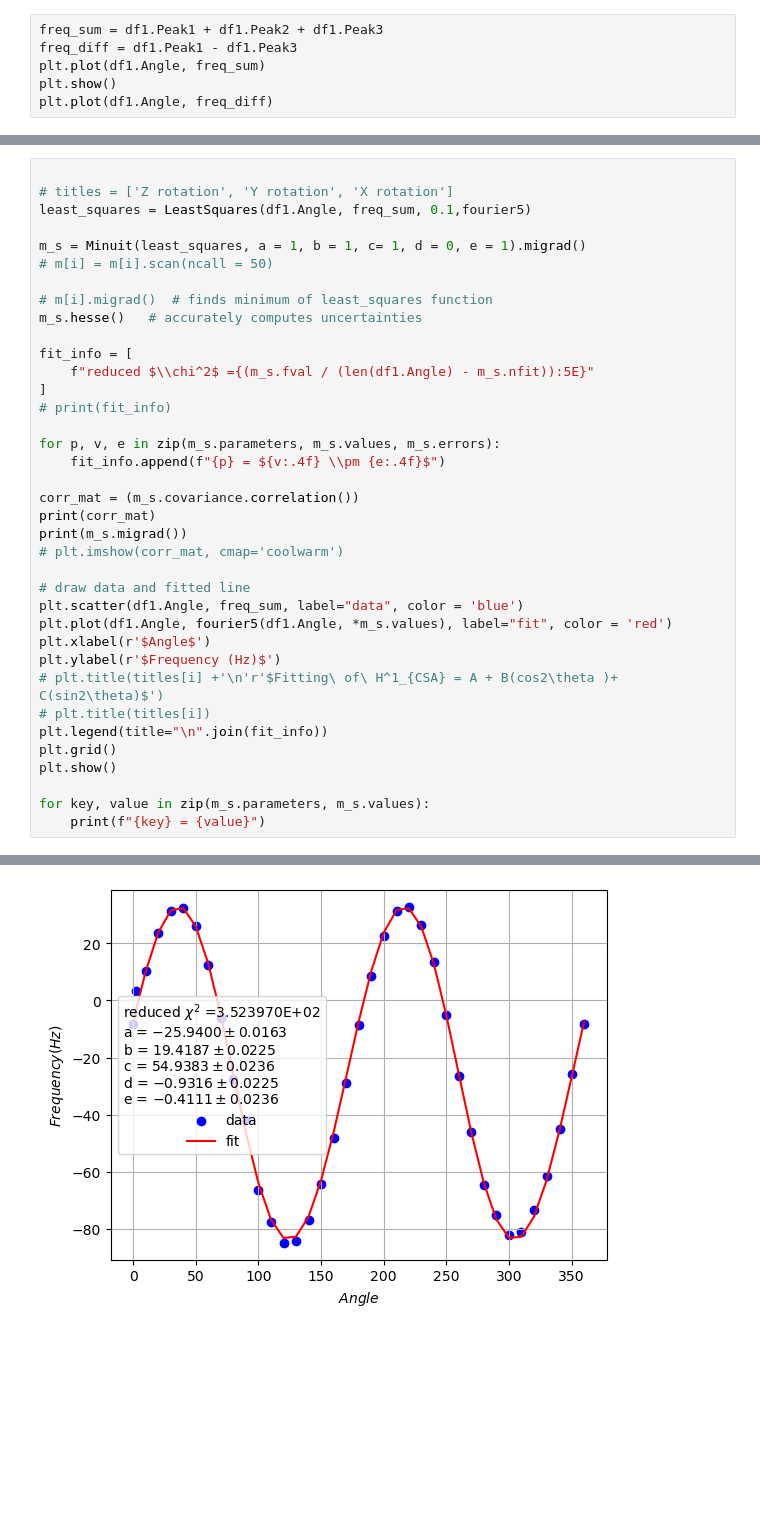
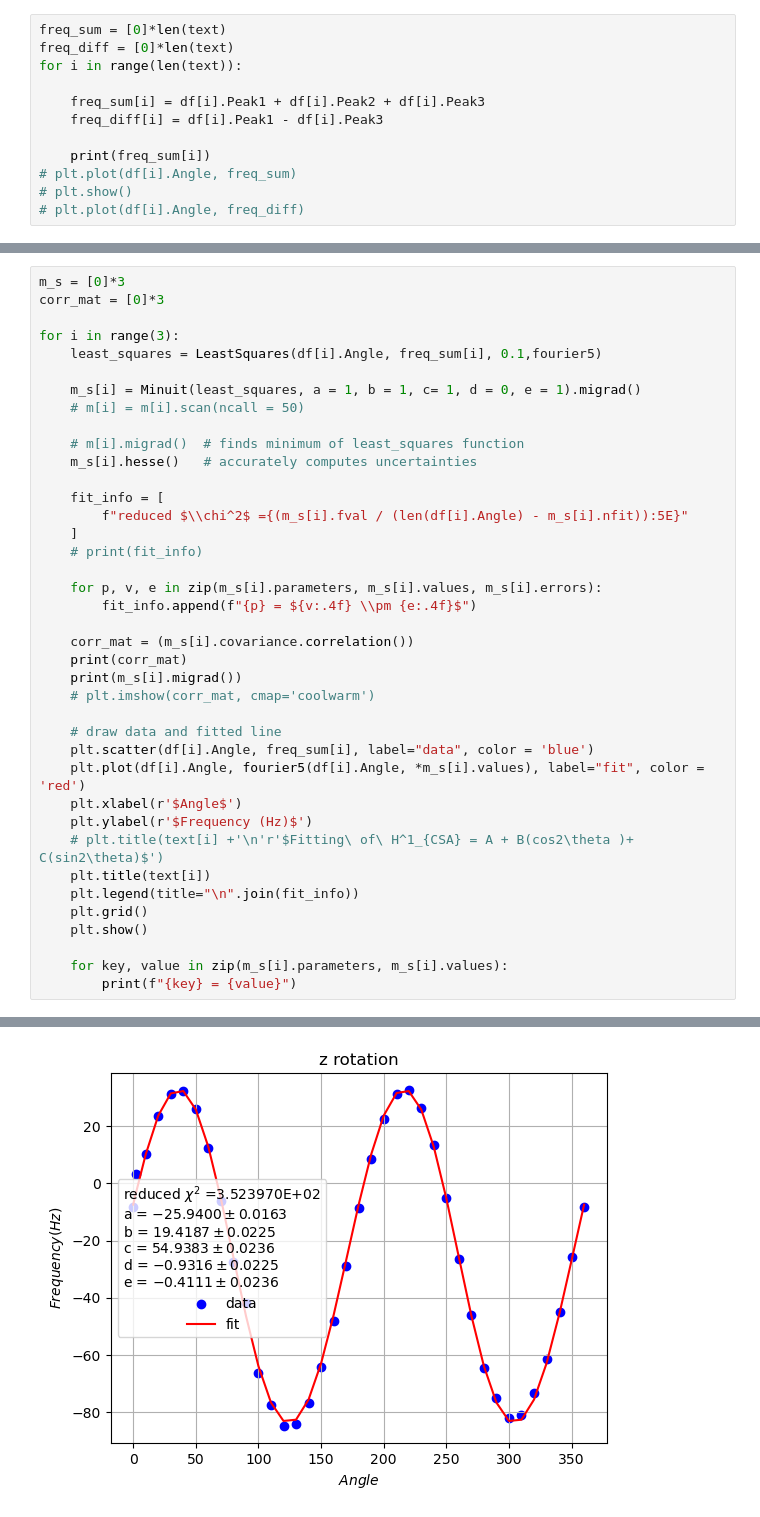
Before and after one commit to AstrobioShiva/Script_project, a Jupyter notebook: fitting_HQipc2B.ipynb, the cells around one changed output, grey strips where cells are left out. Cells and saved outputs as stored; diff of their text form; blank space fills up the shorter version.

Commit message:
fitting (-)HQipc2B

```diff
--- a/fitting_HQipc2B.ipynb
+++ b/fitting_HQipc2B.ipynb
@@ -37,7 +76,13 @@ for i in range(len(text)):
 # %%
-freq_sum = df1.Peak1 + df1.Peak2 + df1.Peak3
-freq_diff = df1.Peak1 - df1.Peak3
-plt.plot(df1.Angle, freq_sum)
-plt.show()
-plt.plot(df1.Angle, freq_diff)
+freq_sum = [0]*len(text)
+freq_diff = [0]*len(text)
+for i in range(len(text)):
+
+    freq_sum[i] = df[i].Peak1 + df[i].Peak2 + df[i].Peak3
+    freq_diff[i] = df[i].Peak1 - df[i].Peak3
+
+    print(freq_sum[i])
+# plt.plot(df[i].Angle, freq_sum)
+# plt.show()
+# plt.plot(df[i].Angle, freq_diff)
 # %% [output]
@@ -47,59 +106,61 @@ plt.plot(df1.Angle, freq_diff)
 # %%
+m_s = [0]*3
+corr_mat = [0]*3
 
-# titles = ['Z rotation', 'Y rotation', 'X rotation']
-least_squares = LeastSquares(df1.Angle, freq_sum, 0.1,fourier5)
+for i in range(3):
+    least_squares = LeastSquares(df[i].Angle, freq_sum[i], 0.1,fourier5)
 
-m_s = Minuit(least_squares, a = 1, b = 1, c= 1, d = 0, e = 1).migrad()
-# m[i] = m[i].scan(ncall = 50)
+    m_s[i] = Minuit(least_squares, a = 1, b = 1, c= 1, d = 0, e = 1).migrad()
+    # m[i] = m[i].scan(ncall = 50)
 
-# m[i].migrad()  # finds minimum of least_squares function
-m_s.hesse()   # accurately computes uncertainties
+    # m[i].migrad()  # finds minimum of least_squares function
+    m_s[i].hesse()   # accurately computes uncertainties
 
-fit_info = [
-    f"reduced $\\chi^2$ ={(m_s.fval / (len(df1.Angle) - m_s.nfit)):5E}"
-]
-# print(fit_info)
+    fit_info = [
+        f"reduced $\\chi^2$ ={(m_s[i].fval / (len(df[i].Angle) - m_s[i].nfit)):5E}"
+    ]
+    # print(fit_info)
 
-for p, v, e in zip(m_s.parameters, m_s.values, m_s.errors):
-    fit_info.append(f"{p} = ${v:.4f} \\pm {e:.4f}$")
+    for p, v, e in zip(m_s[i].parameters, m_s[i].values, m_s[i].errors):
+        fit_info.append(f"{p} = ${v:.4f} \\pm {e:.4f}$")
 
-corr_mat = (m_s.covariance.correlation())
-print(corr_mat)
-print(m_s.migrad())
-# plt.imshow(corr_mat, cmap='coolwarm')
+    corr_mat = (m_s[i].covariance.correlation())
+    print(corr_mat)
+    print(m_s[i].migrad())
+    # plt.imshow(corr_mat, cmap='coolwarm')
 
-# draw data and fitted line
-plt.scatter(df1.Angle, freq_sum, label="data", color = 'blue')
-plt.plot(df1.Angle, fourier5(df1.Angle, *m_s.values), label="fit", color = 'red')
-plt.xlabel(r'$Angle$')
-plt.ylabel(r'$Frequency (Hz)$')
-# plt.title(titles[i] +'\n'r'$Fitting\ of\ H^1_{CSA} = A + B(cos2\theta )+ C(sin2\theta)$')
-# plt.title(titles[i])
-plt.legend(title="\n".join(fit_info))
-plt.grid()
-plt.show()
+    # draw data and fitted line
+    plt.scatter(df[i].Angle, freq_sum[i], label="data", color = 'blue')
+    plt.plot(df[i].Angle, fourier5(df[i].Angle, *m_s[i].values), label="fit", color = 'red')
+    plt.xlabel(r'$Angle$')
+    plt.ylabel(r'$Frequency (Hz)$')
+    # plt.title(text[i] +'\n'r'$Fitting\ of\ H^1_{CSA} = A + B(cos2\theta )+ C(sin2\theta)$')
+    plt.title(text[i])
+    plt.legend(title="\n".join(fit_info))
+    plt.grid()
+    plt.show()
 
-for key, value in zip(m_s.parameters, m_s.values):
-    print(f"{key} = {value}")
+    for key, value in zip(m_s[i].parameters, m_s[i].values):
+        print(f"{key} = {value}")
 # %% [output]
 ┌───┬──────────────────────────────────────────────┐
 │   │        a        b        c        d        e │
 ├───┼──────────────────────────────────────────────┤
 │ a │        1  -0.0657 -0.00305   -0.066 -0.00444 │
 │ b │  -0.0657        1 -0.00321  -0.0958 -0.00555 │
 │ c │ -0.00305 -0.00321        1 -0.00111 0.000739 │
 │ d │   -0.066  -0.0958 -0.00111        1 -0.00411 │
 │ e │ -0.00444 -0.00555 0.000739 -0.00411        1 │
 └───┴──────────────────────────────────────────────┘
 ┌─────────────────────────────────────────────────────────────────────────┐
 │                                Migrad                                   │
 ├──────────────────────────────────┬──────────────────────────────────────┤
 ... (23 lines left out)
 │ c │ -1.17e-06  -1.7e-06  0.000556 -5.89e-07  4.11e-07 │
 │ d │ -2.42e-05 -4.86e-05 -5.89e-07  0.000507 -2.18e-06 │
 │ e │ -1.71e-06 -2.95e-06  4.11e-07 -2.18e-06  0.000556 │
 └───┴───────────────────────────────────────────────────┘
-[figure, old version]
+[figure, new version]
 a = -25.940043639279562
 b = 19.418708656197673
 c = 54.93829945664295
```
Also changed, not shown: parts of 13 cells of this notebook.
